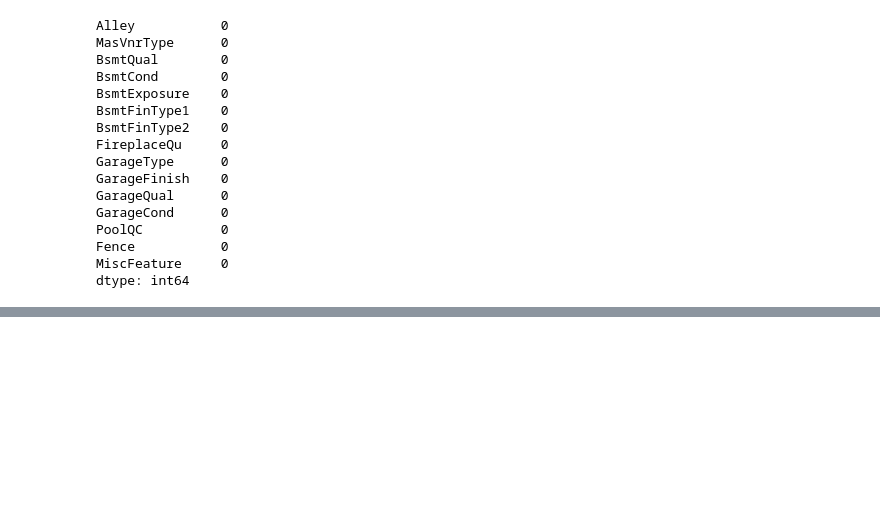
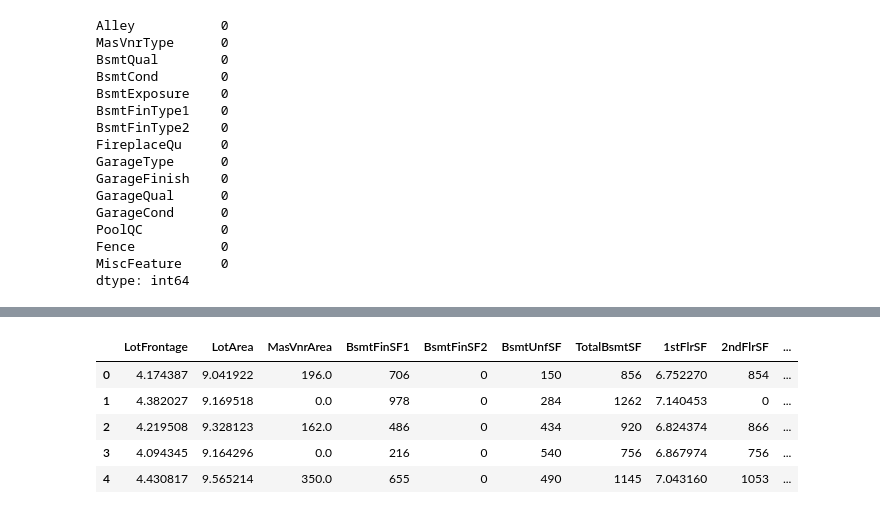
Before and after one commit to PushkaraSharma/Kaggle_Notebooks, a Jupyter notebook: house_price/eda.ipynb, the cells around one changed output, grey strips where cells are left out. Cells and saved outputs as stored; diff of their text form; code cells hidden in the pictures; blank space fills up the shorter version.

```diff
--- a/house_price/eda.ipynb
+++ b/house_price/eda.ipynb
@@ -421,0 +479,14 @@ ValueError: The truth value of a Series is ambiguous. Use a.empty, a.bool(), a.i
+# %%
+for feature in cont_features:
+    if 0 in data[feature].unique():
+        pass
+    else:
+        df[feature] = np.log(df[feature])
+df[cont_features].head()
+# %% [output]
+|  | LotFrontage | LotArea | MasVnrArea | BsmtFinSF1 | BsmtFinSF2 | BsmtUnfSF | TotalBsmtSF | 1stFlrSF | 2ndFlrSF | ... |
+| 0 | 4.174387 | 9.041922 | 196.0 | 706 | 0 | 150 | 856 | 6.752270 | 854 | ... |
+| 1 | 4.382027 | 9.169518 | 0.0 | 978 | 0 | 284 | 1262 | 7.140453 | 0 | ... |
+| 2 | 4.219508 | 9.328123 | 162.0 | 486 | 0 | 434 | 920 | 6.824374 | 866 | ... |
+| 3 | 4.094345 | 9.164296 | 0.0 | 216 | 0 | 540 | 756 | 6.867974 | 756 | ... |
+| 4 | 4.430817 | 9.565214 | 350.0 | 655 | 0 | 490 | 1145 | 7.043160 | 1053 | ... |
```
Also changed, not shown: parts of 23 cells of this notebook, 1 other file.
